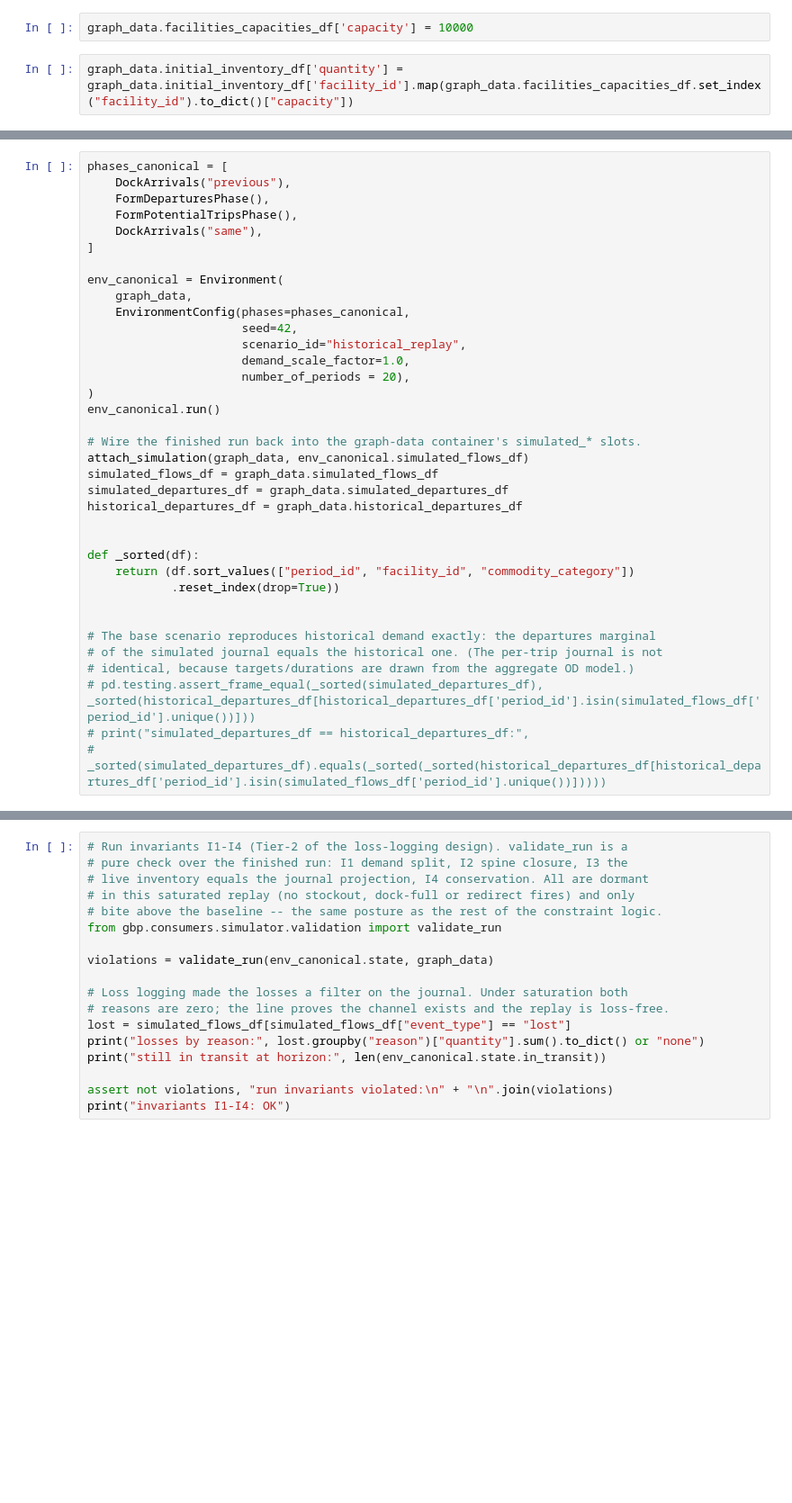
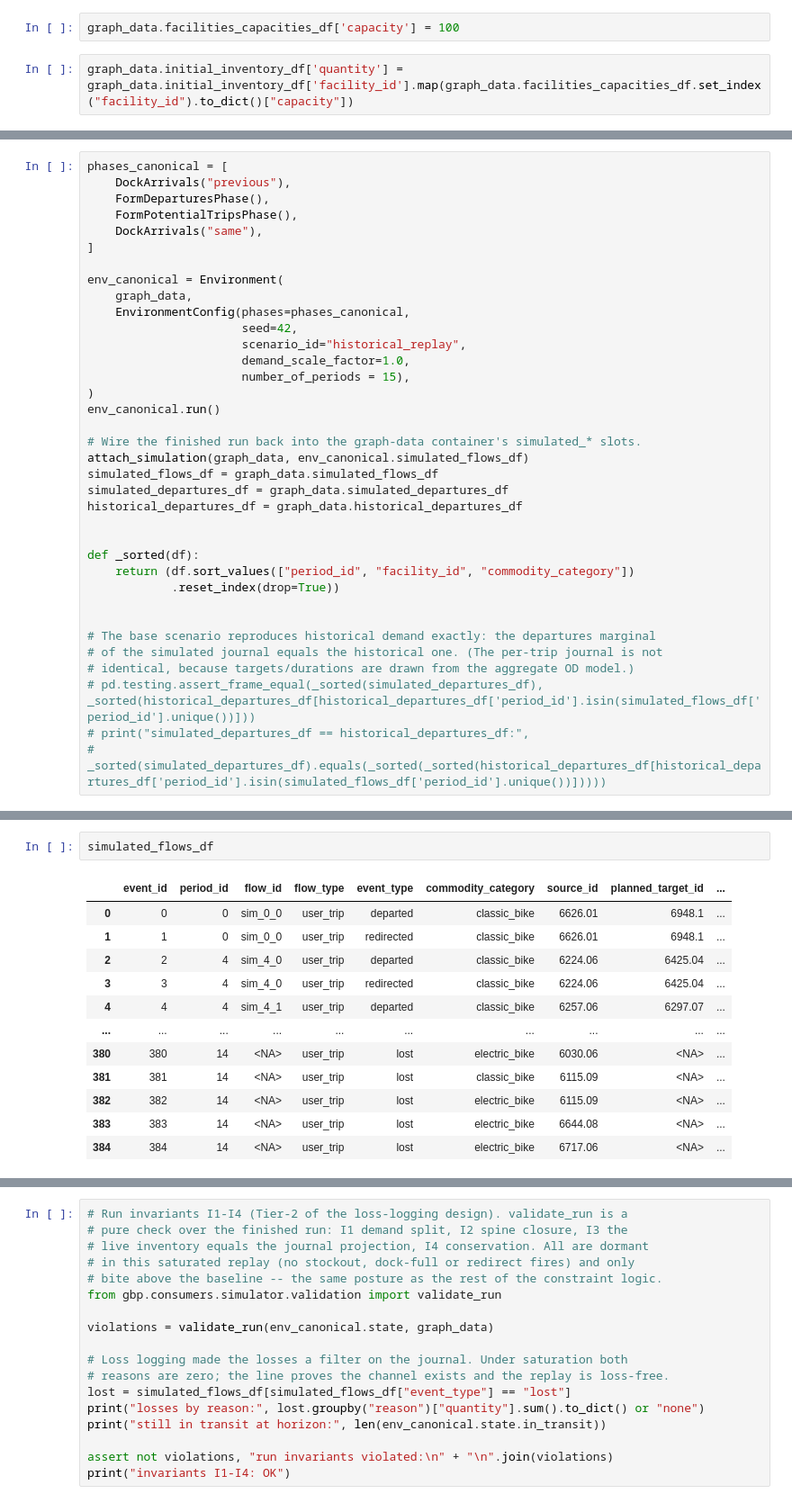
Before and after one commit to vlzm/GFDRR, a Jupyter notebook: notebooks/test_pipeline.ipynb, the cells around one changed output, grey strips where cells are left out. Shown at 90% size. Cells and saved outputs as stored; diff of their text form; blank space fills up the shorter version.

Commit message:
Update execution counts and adjust facility capacities in test_pipeline notebook

```diff
--- a/notebooks/test_pipeline.ipynb
+++ b/notebooks/test_pipeline.ipynb
@@ -55,6 +55,6 @@ historical_flows_df = graph_data.historical_flows_df
 # %%
 # graph_data.initial_inventory_df['quantity'] = 100
 # %%
-graph_data.facilities_capacities_df['capacity'] = 10000
+graph_data.facilities_capacities_df['capacity'] = 100
 # %%
 graph_data.initial_inventory_df['quantity'] = graph_data.initial_inventory_df['facility_id'].map(graph_data.facilities_capacities_df.set_index("facility_id").to_dict()["capacity"])
@@ -72,7 +78,7 @@ env_canonical = Environment(
                       seed=42,
                       scenario_id="historical_replay",
                       demand_scale_factor=1.0,
-                      number_of_periods = 20),
+                      number_of_periods = 15),
 )
 env_canonical.run()
 
@@ -103 +109,16 @@ stockout      125
 Name: count, dtype: Int64
+# %%
+simulated_flows_df
+# %% [output]
+|  | event_id | period_id | flow_id | flow_type | event_type | commodity_category | source_id | planned_target_id | ... |
+| 0 | 0 | 0 | sim_0_0 | user_trip | departed | classic_bike | 6626.01 | 6948.1 | ... |
+| 1 | 1 | 0 | sim_0_0 | user_trip | redirected | classic_bike | 6626.01 | 6948.1 | ... |
+| 2 | 2 | 4 | sim_4_0 | user_trip | departed | classic_bike | 6224.06 | 6425.04 | ... |
+| 3 | 3 | 4 | sim_4_0 | user_trip | redirected | classic_bike | 6224.06 | 6425.04 | ... |
+| 4 | 4 | 4 | sim_4_1 | user_trip | departed | classic_bike | 6257.06 | 6297.07 | ... |
+| ... | ... | ... | ... | ... | ... | ... | ... | ... | ... |
+| 380 | 380 | 14 | <NA> | user_trip | lost | electric_bike | 6030.06 | <NA> | ... |
+| 381 | 381 | 14 | <NA> | user_trip | lost | classic_bike | 6115.09 | <NA> | ... |
+| 382 | 382 | 14 | <NA> | user_trip | lost | electric_bike | 6115.09 | <NA> | ... |
+| 383 | 383 | 14 | <NA> | user_trip | lost | electric_bike | 6644.08 | <NA> | ... |
+| 384 | 384 | 14 | <NA> | user_trip | lost | electric_bike | 6717.06 | <NA> | ... |
```
Also changed, not shown: parts of 5 cells of this notebook.
